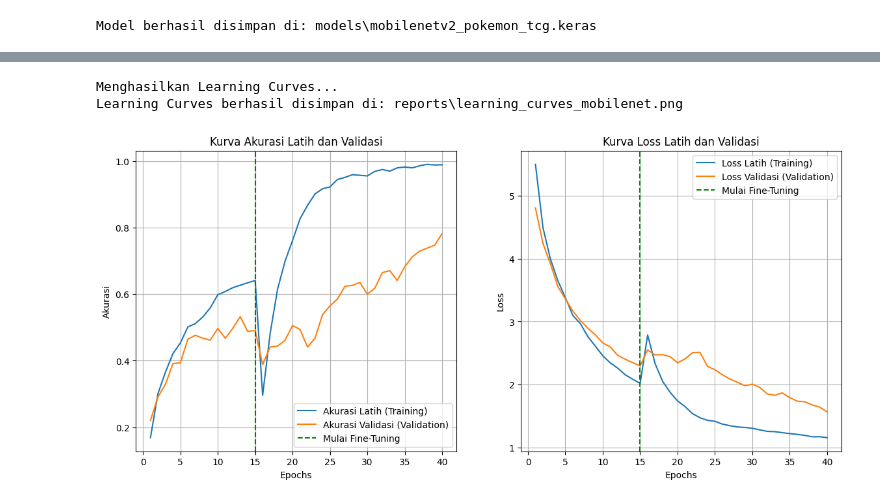
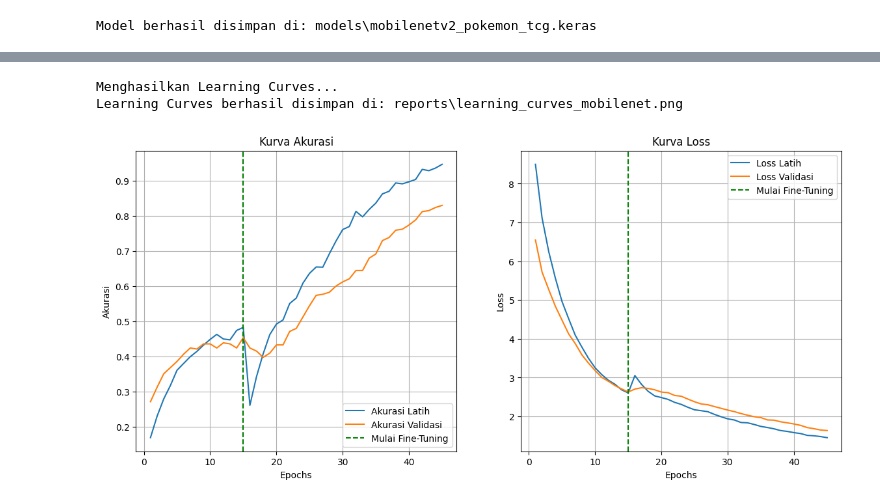
Before and after one commit to aryayusufk/pokemon-tcg-classification, a Jupyter notebook: notebooks/01_train_mobilenet.ipynb, the cells around one changed output, grey strips where cells are left out. Cells and saved outputs as stored; diff of their text form; code cells hidden in the pictures.

```diff
--- a/notebooks/01_train_mobilenet.ipynb
+++ b/notebooks/01_train_mobilenet.ipynb
@@ -175,25 +170,27 @@ Epoch 15/15
 # %%
-# TAHAP 2: FINE-TUNING
+# --- TAHAP 2: FINE-TUNING TERUKUR ---
 print("\n=== Memulai Tahap 2: Fine-Tuning Terukur ===")
 base_model.trainable = True
 
-# Membekukan 75% layer awal MobileNetV2
+# Membekukan 75% layer awal sesuai batasan skripsi
 freeze_until = int(len(base_model.layers) * 0.75)
 for layer in base_model.layers[:freeze_until]:
     layer.trainable = False
 
+# Learning rate diperkecil secara signifikan agar distribusi bobot stabil
 model.compile(
-    optimizer=tf.keras.optimizers.Adam(learning_rate=1e-4),
+    optimizer=tf.keras.optimizers.Adam(learning_rate=5e-5),
     loss=tf.keras.losses.CategoricalCrossentropy(label_smoothing=0.1),
     metrics=['accuracy']
 )
 
-early_stop = EarlyStopping(monitor='val_loss', patience=6, restore_best_weights=True, verbose=1)
-reduce_lr = ReduceLROnPlateau(monitor='val_loss', factor=0.5, patience=2, min_lr=1e-6, verbose=1)
+# Pengaturan Callbacks
+early_stop = EarlyStopping(monitor='val_loss', patience=7, restore_best_weights=True, verbose=1)
+reduce_lr = ReduceLROnPlateau(monitor='val_loss', factor=0.5, patience=2, min_lr=1e-7, verbose=1)
 
 history_phase2 = model.fit(
     train_generator,
-    epochs=25,
+    epochs=30,
     validation_data=val_generator,
     callbacks=[early_stop, reduce_lr],
     class_weight=class_weight_dict
@@ -312,51 +275,46 @@ Confusion Matrix berhasil disimpan di: reports\confusion_matrix_mobilenet.png
 # %%
-# ==========================================
-# 5. VISUALISASI LEARNING CURVES
-# ==========================================
 print("Menghasilkan Learning Curves...")
 
-# Menggabungkan data metrik dari Tahap 1 (Feature Extraction) dan Tahap 2 (Fine-Tuning)
+# Menggabungkan log dari Tahap 1 dan Tahap 2
 acc = history_phase1.history['accuracy'] + history_phase2.history['accuracy']
 val_acc = history_phase1.history['val_accuracy'] + history_phase2.history['val_accuracy']
 
 loss = history_phase1.history['loss'] + history_phase2.history['loss']
 val_loss = history_phase1.history['val_loss'] + history_phase2.history['val_loss']
 
-# Menentukan titik transisi fine-tuning
 initial_epochs = len(history_phase1.history['accuracy'])
 epochs_range = range(1, len(acc) + 1)
 
 plt.figure(figsize=(14, 6))
 
-# 1. Plot Akurasi
+# Plot Akurasi
 plt.subplot(1, 2, 1)
-plt.plot(epochs_range, acc, label='Akurasi Latih (Training)')
-plt.plot(epochs_range, val_acc, label='Akurasi Validasi (Validation)')
+plt.plot(epochs_range, acc, label='Akurasi Latih')
+plt.plot(epochs_range, val_acc, label='Akurasi Validasi')
 plt.axvline(x=initial_epochs, color='green', linestyle='--', label='Mulai Fine-Tuning')
-plt.title('Kurva Akurasi Latih dan Validasi')
+plt.title('Kurva Akurasi')
 plt.xlabel('Epochs')
 plt.ylabel('Akurasi')
 plt.legend(loc='lower right')
 plt.grid(True)
 
-# 2. Plot Loss
+# Plot Loss
 plt.subplot(1, 2, 2)
-plt.plot(epochs_range, loss, label='Loss Latih (Training)')
-plt.plot(epochs_range, val_loss, label='Loss Validasi (Validation)')
+plt.plot(epochs_range, loss, label='Loss Latih')
+plt.plot(epochs_range, val_loss, label='Loss Validasi')
 plt.axvline(x=initial_epochs, color='green', linestyle='--', label='Mulai Fine-Tuning')
-plt.title('Kurva Loss Latih dan Validasi')
+plt.title('Kurva Loss')
 plt.xlabel('Epochs')
 plt.ylabel('Loss')
 plt.legend(loc='upper right')
 plt.grid(True)
 
-# Menyimpan grafik ke folder reports
 lc_path = os.path.join('reports', 'learning_curves_mobilenet.png')
 plt.savefig(lc_path)
 print(f"Learning Curves berhasil disimpan di: {lc_path}")
 
 plt.show()
 # %% [output]
 Menghasilkan Learning Curves...
 Learning Curves berhasil disimpan di: reports\learning_curves_mobilenet.png
-[figure, old version]
+[figure, new version]
```
Also changed, not shown: parts of 13 cells of this notebook, 3 other files.
